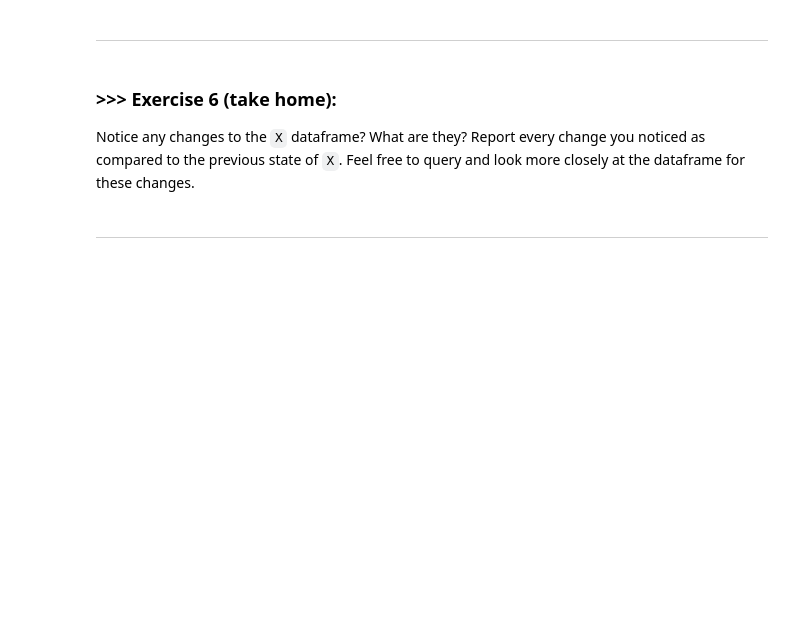
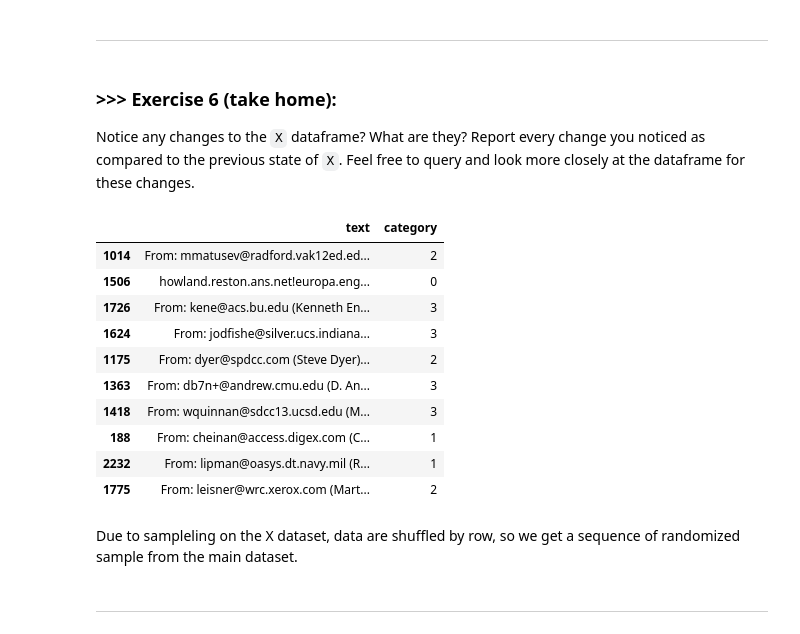
Before and after one commit to jerry855202/DM2020-Lab1-Master, a Jupyter notebook: DM2020-Lab1-Master.ipynb, the cells around one changed output. Drawn from its saved outputs; the diff is of its cells as text; code cells hidden in the pictures; blank space fills up the shorter version.

```diff
--- a/DM2020-Lab1-Master.ipynb
+++ b/DM2020-Lab1-Master.ipynb
@@ -674,6 +670,21 @@ X_sample[0:4]
 Notice any changes to the `X` dataframe? What are they? Report every change you noticed as compared to the previous state of `X`. Feel free to query and look more closely at the dataframe for these changes.
 # %%
 # Answer here
+X_sample.iloc[::10, 0:2][0:10]
+# %% [output]
+|  | text | category |
+| 1014 | From: mmatusev@radford.vak12ed.ed... | 2 |
+| 1506 | howland.reston.ans.net!europa.eng... | 0 |
+| 1726 | From: kene@acs.bu.edu (Kenneth En... | 3 |
+| 1624 | From: jodfishe@silver.ucs.indiana... | 3 |
+| 1175 | From: dyer@spdcc.com (Steve Dyer)... | 2 |
+| 1363 | From: db7n+@andrew.cmu.edu (D. An... | 3 |
+| 1418 | From: wquinnan@sdcc13.ucsd.edu (M... | 3 |
+| 188 | From: cheinan@access.digex.com (C... | 1 |
+| 2232 | From: lipman@oasys.dt.navy.mil (R... | 1 |
+| 1775 | From: leisner@wrc.xerox.com (Mart... | 2 |
+# %% [markdown]
+Due to sampleling on the X dataset, data are shuffled by row, so we get a sequence of randomized sample from the main dataset.
 # %% [markdown]
 ---
 # %% [markdown]
```
Also changed, not shown: parts of 15 cells of this notebook.
